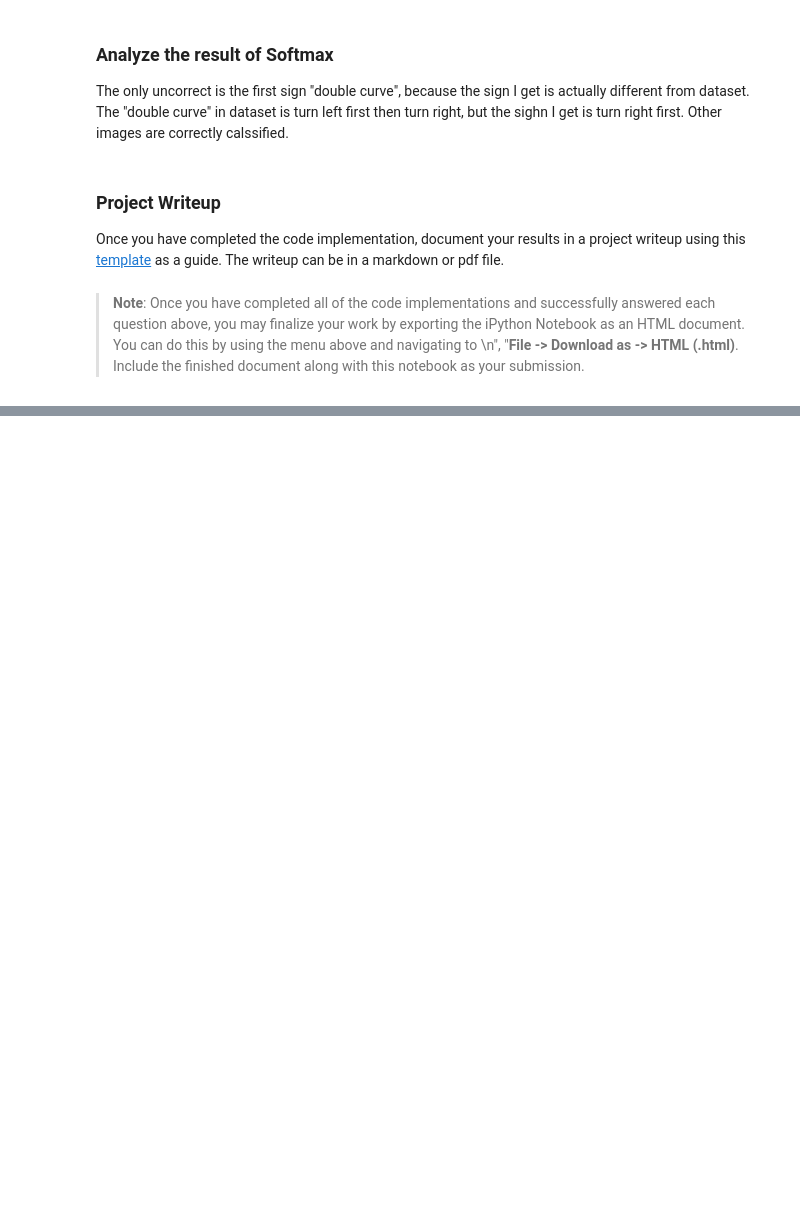
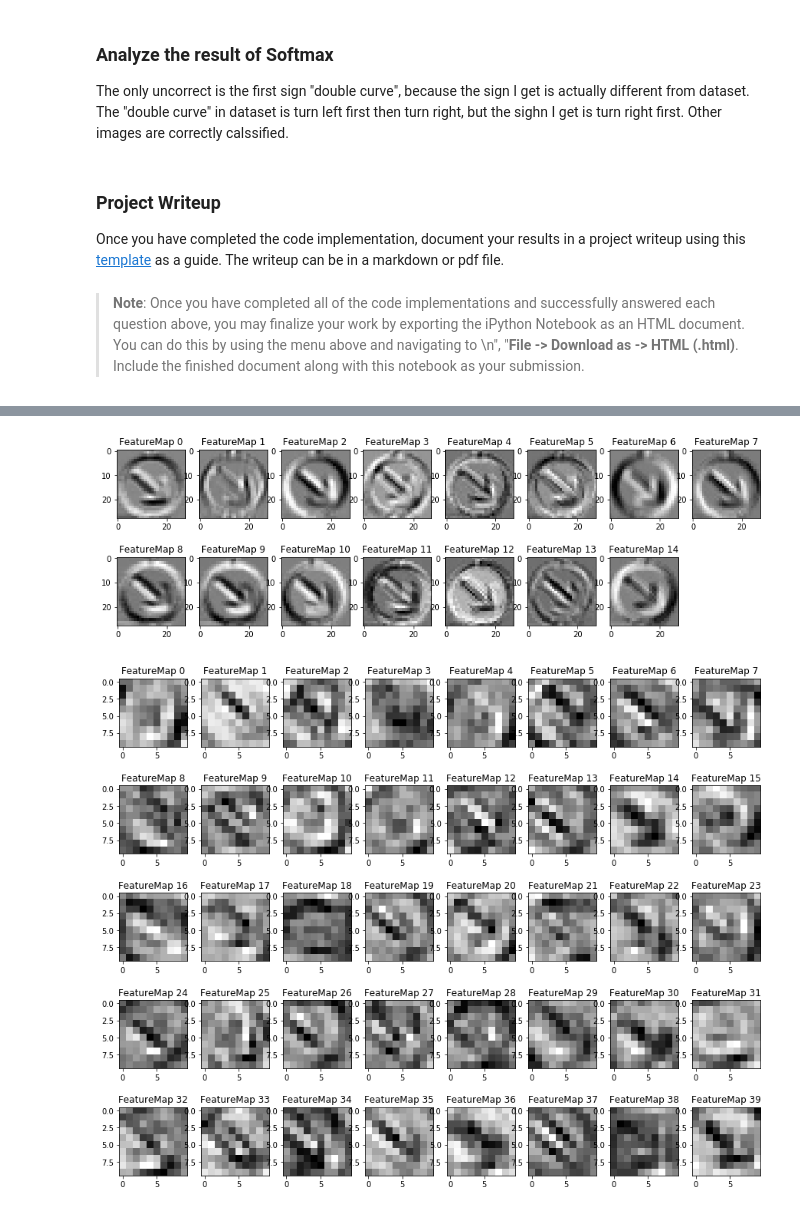
Before and after one commit to RobinCPC/CarND-Traffic-Sign-Classifier-Project, a Jupyter notebook: Traffic_Sign_Classifier.ipynb, the cells around one changed output, grey strips where cells are left out. Cells and saved outputs as stored; diff of their text form; code cells hidden in the pictures; blank space fills up the shorter version.

```diff
--- a/Traffic_Sign_Classifier.ipynb
+++ b/Traffic_Sign_Classifier.ipynb
@@ -618,3 +629,18 @@ def outputFeatureMap(image_input, tf_activation, activation_min=-1, activation_m
             plt.imshow(activation[0,:,:, featuremap], interpolation="nearest", vmin=activation_min, cmap="gray")
         else:
             plt.imshow(activation[0,:,:, featuremap], interpolation="nearest", cmap="gray")
+# %%
+img_input = test_nor[6] # use one of preprocess testing image.
+with tf.Session() as sess:
+    sess.run(tf.global_variables_initializer())
+    saver5 = tf.train.import_meta_graph('./lenet.meta')
+    saver5.restore(sess, './lenet')
+    outputFeatureMap([img_input], conv1, plt_num=1)
+    #outputFeatureMap([img_input], act1, plt_num=2)
+    #outputFeatureMap([img_input], max_pool1, plt_num=3)
+    outputFeatureMap([img_input], conv2, plt_num=4)
+    #outputFeatureMap([img_input], act2, plt_num=5)
+    #outputFeatureMap([img_input], max_pool2, plt_num=6)
+# %% [output]
+[figure, added]
+[figure, added]
```
Also changed, not shown: parts of 9 cells of this notebook, 6 other files.
